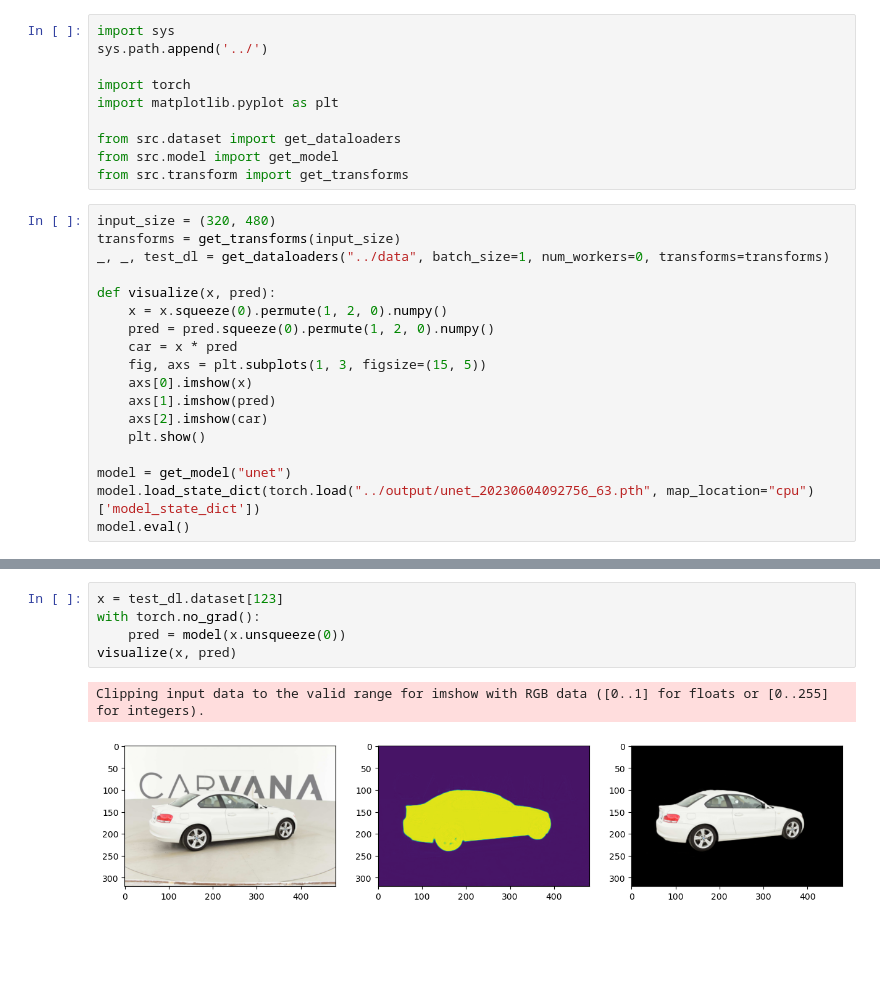
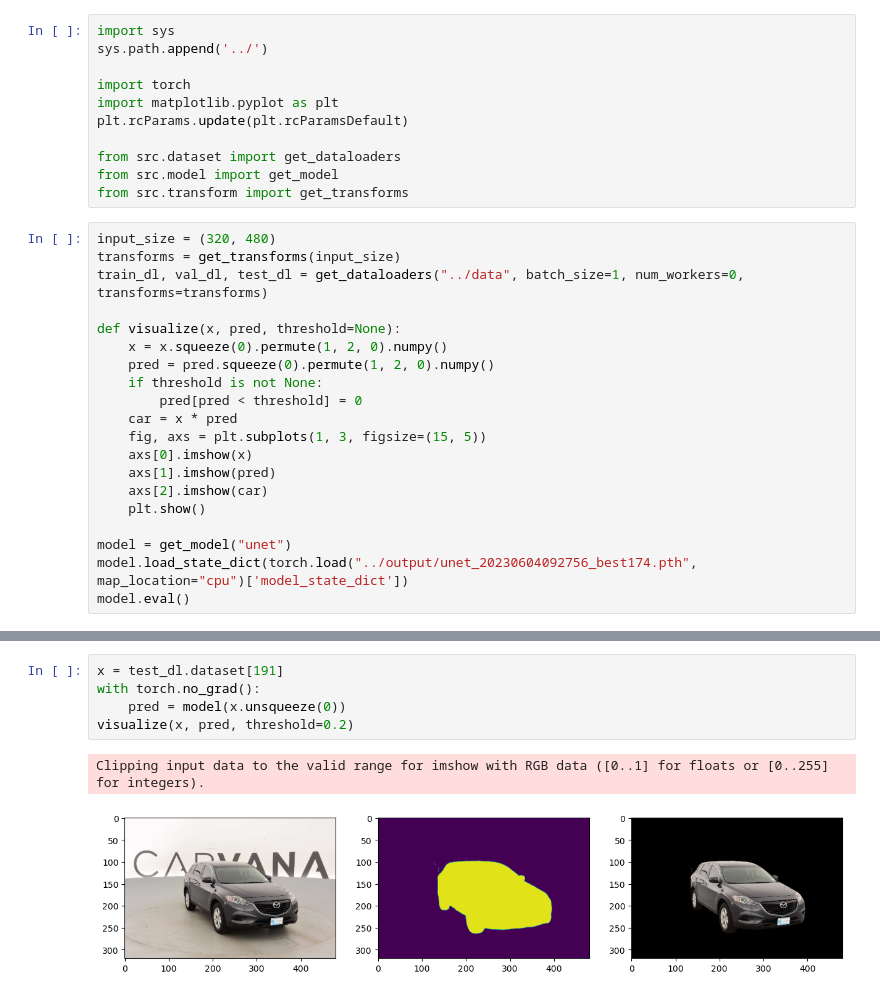
Before and after one commit to NSombekke/carvana-unet-segmentation, a Jupyter notebook: notebooks/visualize.ipynb, the cells around one changed output, grey strips where cells are left out. Saved outputs shown, nothing was run; the diff lists cells and outputs as text; blank space fills up the shorter version.

Commit message:
Visualization notebook

```diff
--- a/notebooks/visualize.ipynb
+++ b/notebooks/visualize.ipynb
@@ -4,6 +4,7 @@ sys.path.append('../')
 
 import torch
 import matplotlib.pyplot as plt
+plt.rcParams.update(plt.rcParamsDefault)
 
 from src.dataset import get_dataloaders
 from src.model import get_model
@@ -11,11 +12,13 @@ from src.transform import get_transforms
 # %%
 input_size = (320, 480)
 transforms = get_transforms(input_size)
-_, _, test_dl = get_dataloaders("../data", batch_size=1, num_workers=0, transforms=transforms)
+train_dl, val_dl, test_dl = get_dataloaders("../data", batch_size=1, num_workers=0, transforms=transforms)
 
-def visualize(x, pred):
+def visualize(x, pred, threshold=None):
     x = x.squeeze(0).permute(1, 2, 0).numpy()
     pred = pred.squeeze(0).permute(1, 2, 0).numpy()
+    if threshold is not None:
+        pred[pred < threshold] = 0
     car = x * pred
     fig, axs = plt.subplots(1, 3, figsize=(15, 5))
     axs[0].imshow(x)
@@ -24,7 +27,7 @@ def visualize(x, pred):
     plt.show()
 
 model = get_model("unet")
-model.load_state_dict(torch.load("../output/unet_20230604092756_63.pth", map_location="cpu")['model_state_dict'])
+model.load_state_dict(torch.load("../output/unet_20230604092756_best174.pth", map_location="cpu")['model_state_dict'])
 model.eval()
 # %% [output]
 UNet(
@@ -45,10 +48,10 @@ UNet(
   (conv): Conv2d(32, 1, kernel_size=(1, 1), stride=(1, 1))
 )
 # %%
-x = test_dl.dataset[123]
+x = test_dl.dataset[191]
 with torch.no_grad():
     pred = model(x.unsqueeze(0))
-visualize(x, pred)
+visualize(x, pred, threshold=0.2)
 # %% [output]
 Clipping input data to the valid range for imshow with RGB data ([0..1] for floats or [0..255] for integers).
-[figure, old version]
+[figure, new version]
```
Also changed, not shown: parts of 1 cell of this notebook, 2 other files.
